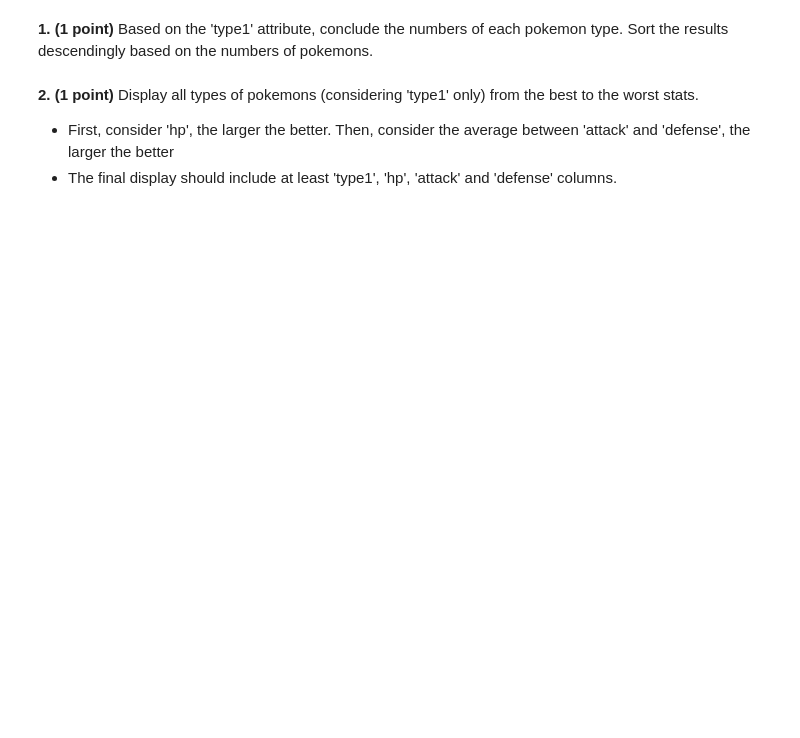
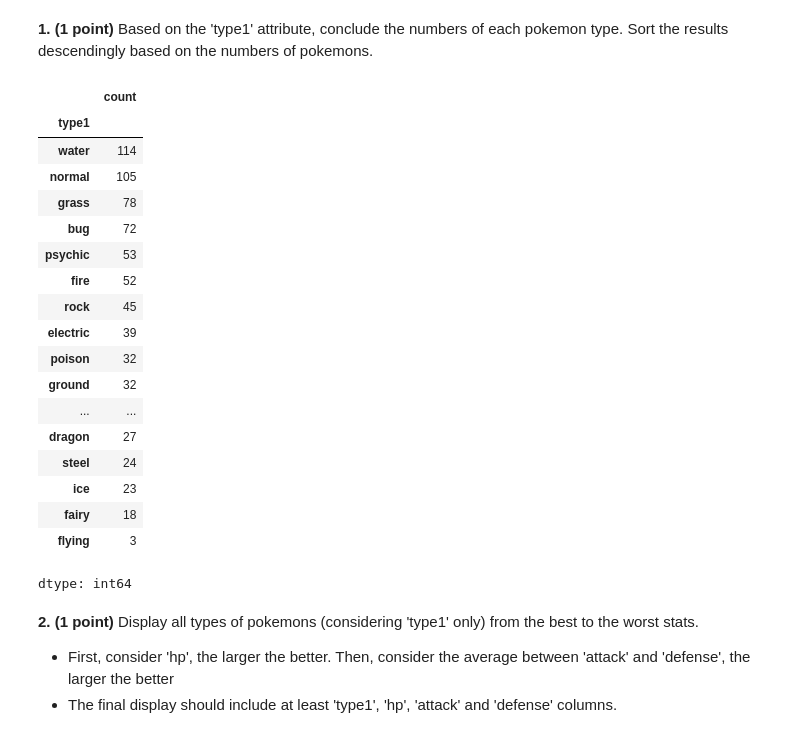
Before and after one commit to RatanakamonS/DADS5001-PART1, a Jupyter notebook: HW2_6620422002_Ratanakamon_Somklang.ipynb, the cells around one changed output. Drawn from its saved outputs; the diff is of its cells as text; code cells hidden in the pictures; blank space fills up the shorter version.

```diff
--- a/HW2_6620422002_Ratanakamon_Somklang.ipynb
+++ b/HW2_6620422002_Ratanakamon_Somklang.ipynb
@@ -25,6 +10,29 @@ df_pokemon.info()
 # %% [markdown]
 **1. (1 point)**
 Based on the 'type1' attribute, conclude the numbers of each pokemon type. Sort the results descendingly based on the numbers of pokemons.
+# %%
+type1_counts = df_pokemon['type1'].value_counts()
+type1_counts
+# %% [output]
+|  | count |
+| type1 |  |
+| water | 114 |
+| normal | 105 |
+| grass | 78 |
+| bug | 72 |
+| psychic | 53 |
+| fire | 52 |
+| rock | 45 |
+| electric | 39 |
+| poison | 32 |
+| ground | 32 |
+| ... | ... |
+| dragon | 27 |
+| steel | 24 |
+| ice | 23 |
+| fairy | 18 |
+| flying | 3 |
+dtype: int64
 # %% [markdown]
 **2. (1 point)** Display all types of pokemons (considering 'type1' only) from the best to the worst stats.
   - First, consider 'hp', the larger the better. Then, consider the average between 'attack' and 'defense', the larger the better
```
Also changed, not shown: parts of 5 cells of this notebook.
